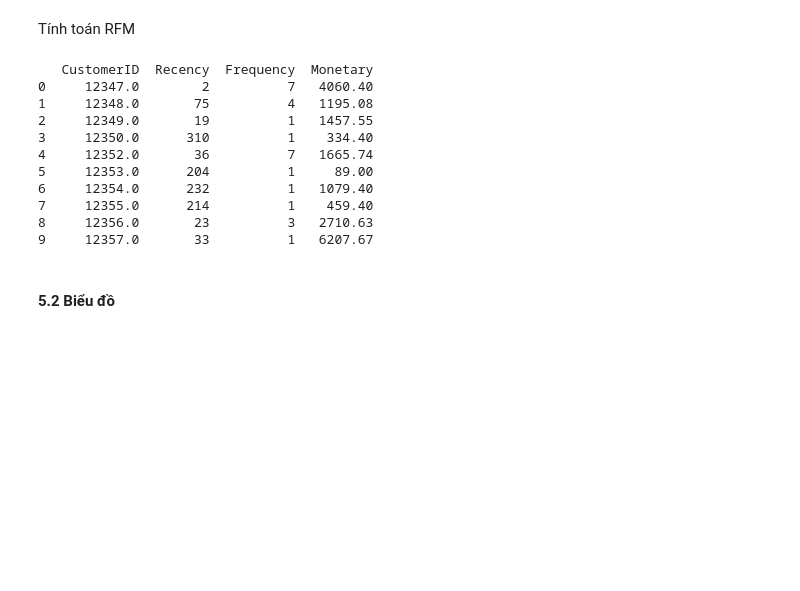
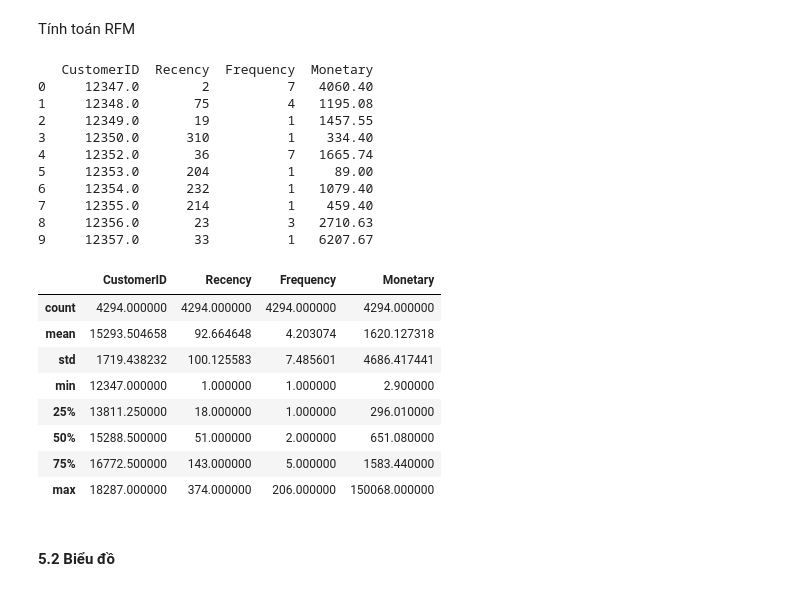
Before and after one commit to QuangMinh03042005/sgu25_kpdl, a Jupyter notebook: Lab02/customer_classification.ipynb, the cells around one changed output. Saved outputs shown, nothing was run; the diff lists cells and outputs as text; code cells hidden in the pictures; blank space fills up the shorter version.

```diff
--- a/Lab02/customer_classification.ipynb
+++ b/Lab02/customer_classification.ipynb
@@ -272,31 +289,42 @@ Tính toán RFM
 # %%
 # Ngày tham chiếu (max date + 1 ngày)
 ref_date = df["InvoiceDate"].max() + pd.Timedelta(days=1)
 
 # Tính RFM
 rfm = df.groupby("CustomerID").agg({
     "InvoiceDate": lambda x: (ref_date - x.max()).days,  # Recency
     "InvoiceNo": "nunique",                              # Frequency
     "TotalPrice": "sum"                                  # Monetary
 }).reset_index()
 
 # Đổi tên cột
 rfm.columns = ["CustomerID", "Recency", "Frequency", "Monetary"]
 
 # Xem top 10 khách hàng
 print(rfm.head(10))
+
+rfm.describe()
 # %% [output]
    CustomerID  Recency  Frequency  Monetary
 0     12347.0        2          7   4060.40
 1     12348.0       75          4   1195.08
 2     12349.0       19          1   1457.55
 3     12350.0      310          1    334.40
 4     12352.0       36          7   1665.74
 5     12353.0      204          1     89.00
 6     12354.0      232          1   1079.40
 7     12355.0      214          1    459.40
 8     12356.0       23          3   2710.63
 9     12357.0       33          1   6207.67
+|  | CustomerID | Recency | Frequency | Monetary |
+| count | 4294.000000 | 4294.000000 | 4294.000000 | 4294.000000 |
+| mean | 15293.504658 | 92.664648 | 4.203074 | 1620.127318 |
+| std | 1719.438232 | 100.125583 | 7.485601 | 4686.417441 |
+| min | 12347.000000 | 1.000000 | 1.000000 | 2.900000 |
+| 25% | 13811.250000 | 18.000000 | 1.000000 | 296.010000 |
+| 50% | 15288.500000 | 51.000000 | 2.000000 | 651.080000 |
+| 75% | 16772.500000 | 143.000000 | 5.000000 | 1583.440000 |
+| max | 18287.000000 | 374.000000 | 206.000000 | 150068.000000 |
 # %% [markdown]
 #### 5.2 Biểu đồ
 # %% [markdown]
```
Also changed, not shown: parts of 4 cells of this notebook, 2 other files.
